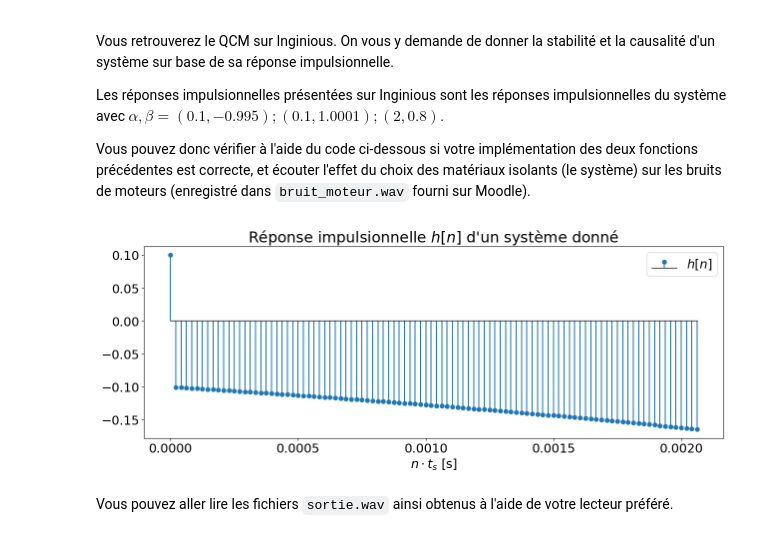
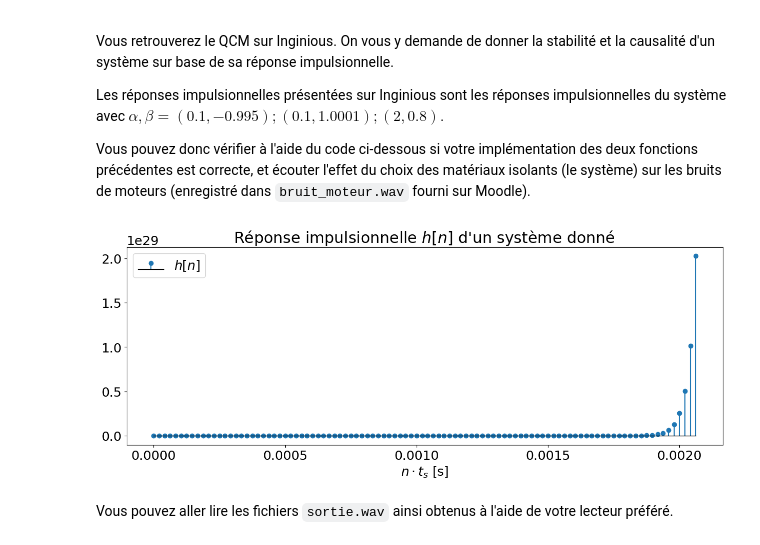
Before and after one commit to BrieucDallemagne/SignSyst, a Jupyter notebook: Devoir3/LEPL1106_23_Devoir_03.ipynb, the cells around one changed output. Cells and saved outputs as stored; diff of their text form; code cells hidden in the pictures.

```diff
--- a/Devoir3/LEPL1106_23_Devoir_03.ipynb
+++ b/Devoir3/LEPL1106_23_Devoir_03.ipynb
@@ -94,20 +94,17 @@ def systemeDiscret(A,B,C,D,ts,x=None):
         Valeur de la fonction de sortie. Réponse impulsionnelle si x=None sinon
         le résultat du système pour l'entrée x
     """
-
+    equation = sg.StateSpace(A,B,C,D, dt=ts) # crée notre système d'équation
 
     if x is None:
-        equation = sg.StateSpace(A,B,C,D, dt=ts) # crée notre système d'équation
         ty, y = sg.dimpulse(equation) # retourne la réponse impulsionnelle du système
         y = y[0] # car c'est un tuple on veut que l'array
         y = np.reshape(y, ty.shape) # ty a déjà la bonne forme de type (X,) mais pas y qui est (X,1)
         return ty, y
 
-    ty, Imp = systemeDiscret(A,B,C,D,ts) # retourne la réponse impulsionnelle
-    y = np.convolve(Imp,x) # convolution réponse impulsionnelle et signal car système linéaire
-    y = y[:y.shape[0]//2] # recentre correctement notre résultat
+    ty, y, a =  sg.dlsim(equation, x)
 
-    return (ty, y)
+    return (np.reshape(ty,len(ty)), np.reshape(y,len(y)))
 # %%
 ## LE CONTENU DE CETTE CELLLULE EST A SOUMETTRE SUR INGINIOUS
 def computeMatrices(alpha,beta):
@@ -122,10 +119,11 @@ def computeMatrices(alpha,beta):
             q[n+1] = A*q[n] + B*x[n]
             y[n] = C*q[n] + D*x[n]
     """
-    A = 1/beta #TODO
-    B = -alpha/beta #JSP si il faut un - lol
-    C = 1 #TODO
-    D = alpha #est trivial en comparant les 2 formules
+
+    A = alpha
+    B = beta
+    C = beta
+    D = alpha
 
     return (A,B,C,D)
 # %% [markdown]
@@ -202,35 +200,35 @@ typeL = type(x[0]) #Le type utilisé par votre ordinateur pour les fichiers sons
 ts = 1/fs
 
 #modifier pour voir les autres cas
-alpha = 0.1
-beta = 0.995
+alpha = 2
+beta = 0.8
 
 A1,B1,C1,D1 = computeMatrices(alpha,beta)
 
 # Affichage
 plt.figure(figsize=(15,5))
 plt.rcParams.update({"font.size" : 18})
 
 [th1, h1] = systemeDiscret(A1, B1, C1, D1, ts)
 _,_, bl = plt.stem(th1, h1, label="$h[n]$", use_line_collection=True)
 bl.set_color('k')
 bl.set_linewidth(1)
 
 plt.title("Réponse impulsionnelle $h[n]$ d'un système donné ")
 plt.xlabel('$n\cdot t_s$ [s]')
 
 plt.legend()
 plt.savefig(str(alpha)+"_"+str(beta)+".png")
 plt.show()
 
 [ty1, y1] = systemeDiscret(A1, B1, C1, D1, ts, x)
 
 
 # Ce cast de y1 est nécessaire pour que le fichier soit lu,
 # mais tronque certaines données
 y1 = y1.astype(typeL)
 write("sortie.wav", fs, y1)
 # %% [output]
-[figure, old version]
+[figure, new version]
 # %% [markdown]
 Vous pouvez aller lire les fichiers `sortie.wav` ainsi obtenus à l'aide de votre lecteur préféré.
```
Also changed, not shown: parts of 1 cell of this notebook, 6 other files.
